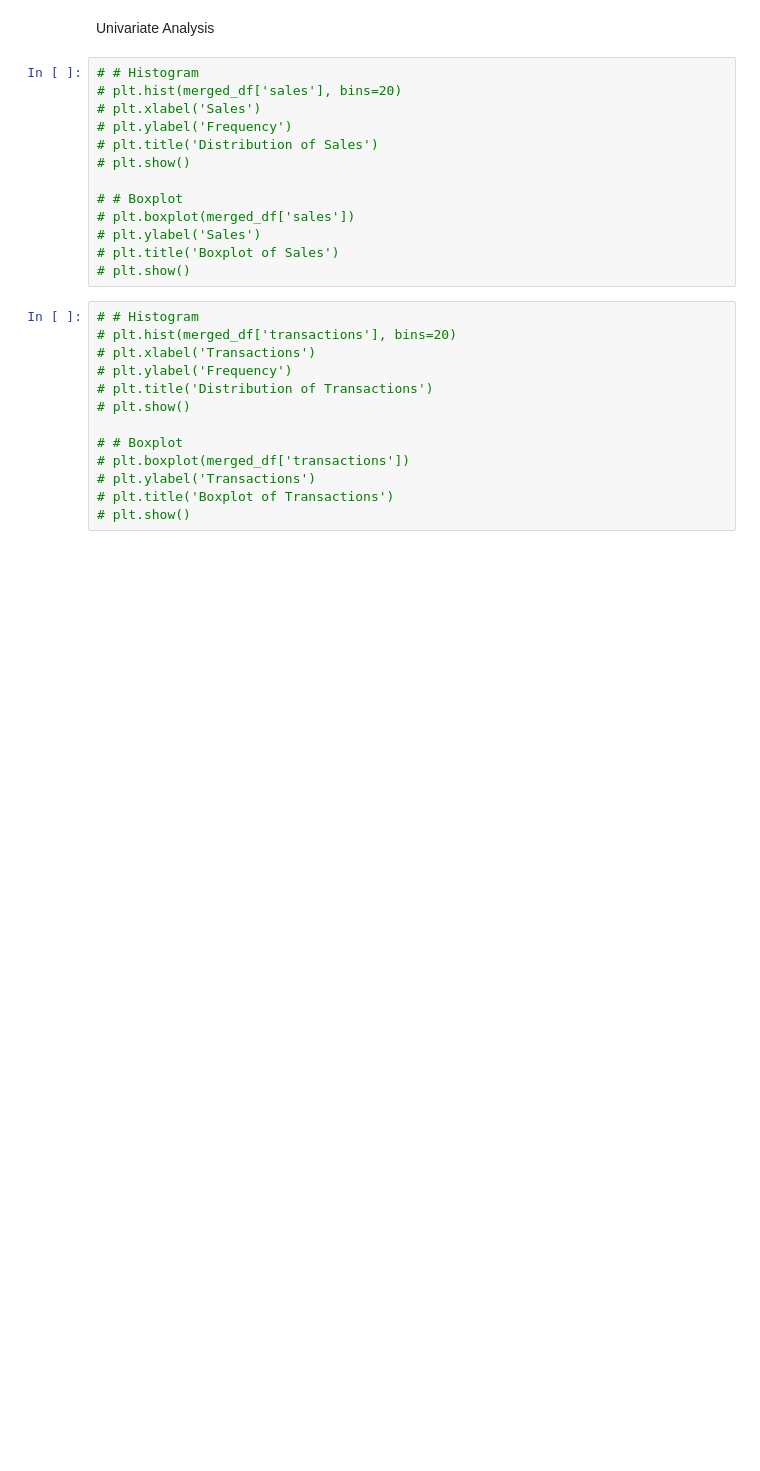
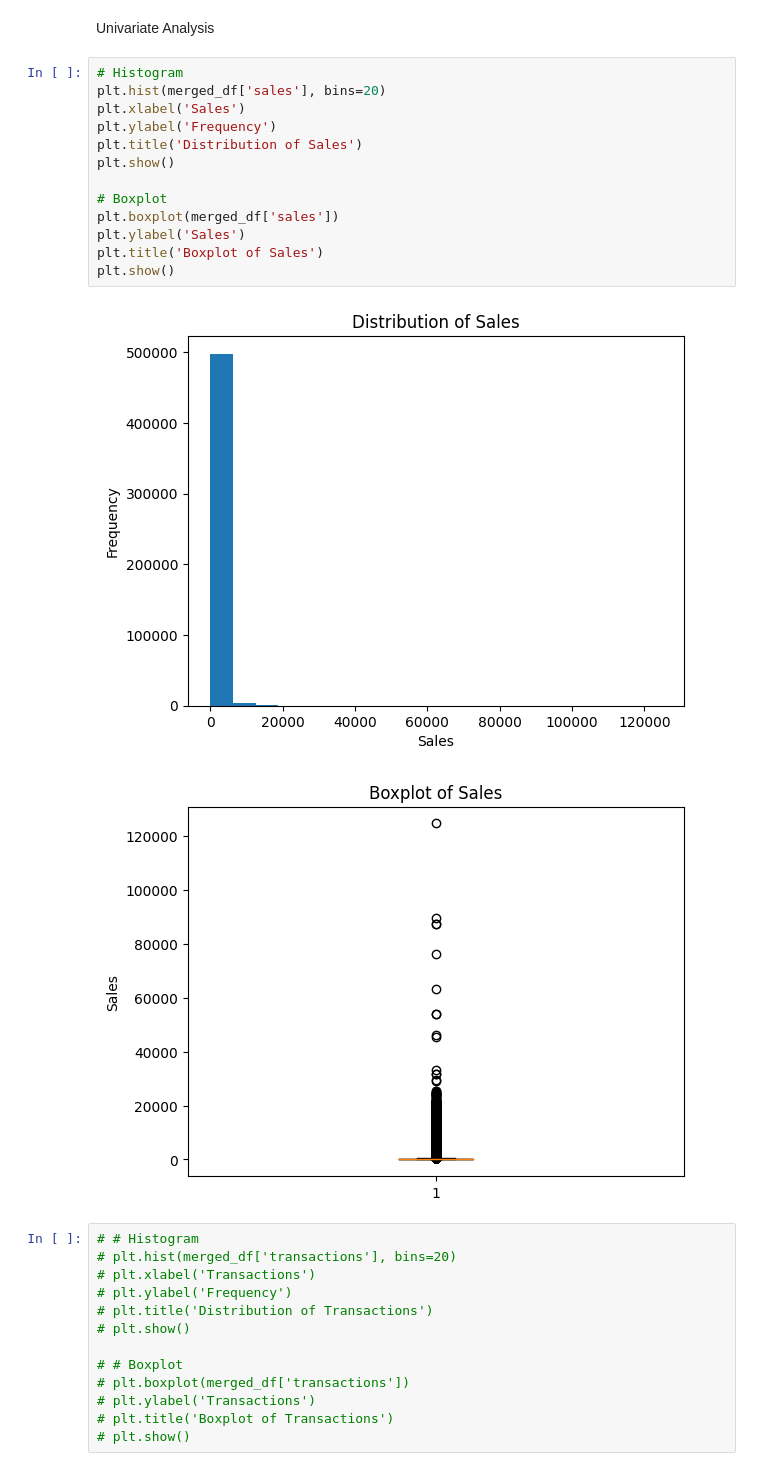
Before and after one commit to kovisha/TimeSeriesADM, a Jupyter notebook: FinalTest.ipynb, the cells around one changed output. Cells and saved outputs as stored; diff of their text form; blank space fills up the shorter version.

Commit message:
Added Exponential Smoothing model and EDA plots

```diff
--- a/FinalTest.ipynb
+++ b/FinalTest.ipynb
@@ -451,18 +464,21 @@ Univariate, Multivariate and Bivariate Analysis
 # %% [markdown]
 Univariate Analysis
 # %%
-# # Histogram
-# plt.hist(merged_df['sales'], bins=20)
-# plt.xlabel('Sales')
-# plt.ylabel('Frequency')
-# plt.title('Distribution of Sales')
-# plt.show()
+# Histogram
+plt.hist(merged_df['sales'], bins=20)
+plt.xlabel('Sales')
+plt.ylabel('Frequency')
+plt.title('Distribution of Sales')
+plt.show()
 
-# # Boxplot
-# plt.boxplot(merged_df['sales'])
-# plt.ylabel('Sales')
-# plt.title('Boxplot of Sales')
-# plt.show()
+# Boxplot
+plt.boxplot(merged_df['sales'])
+plt.ylabel('Sales')
+plt.title('Boxplot of Sales')
+plt.show()
+# %% [output]
+[figure, added]
+[figure, added]
 # %%
 # # Histogram
 # plt.hist(merged_df['transactions'], bins=20)
```
Also changed, not shown: parts of 49 cells of this notebook.
